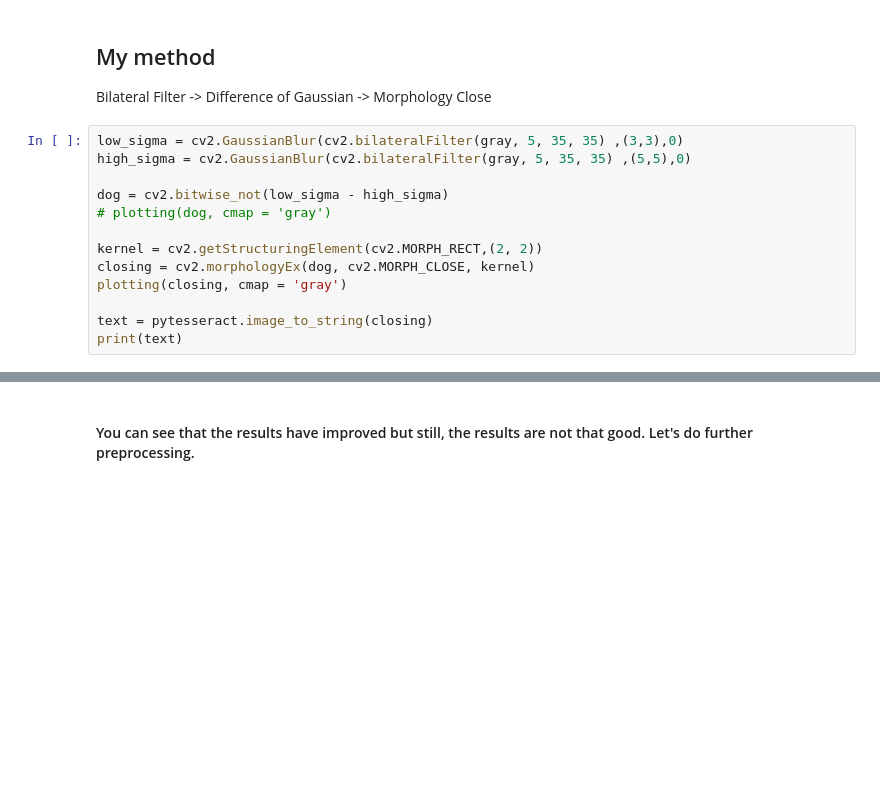
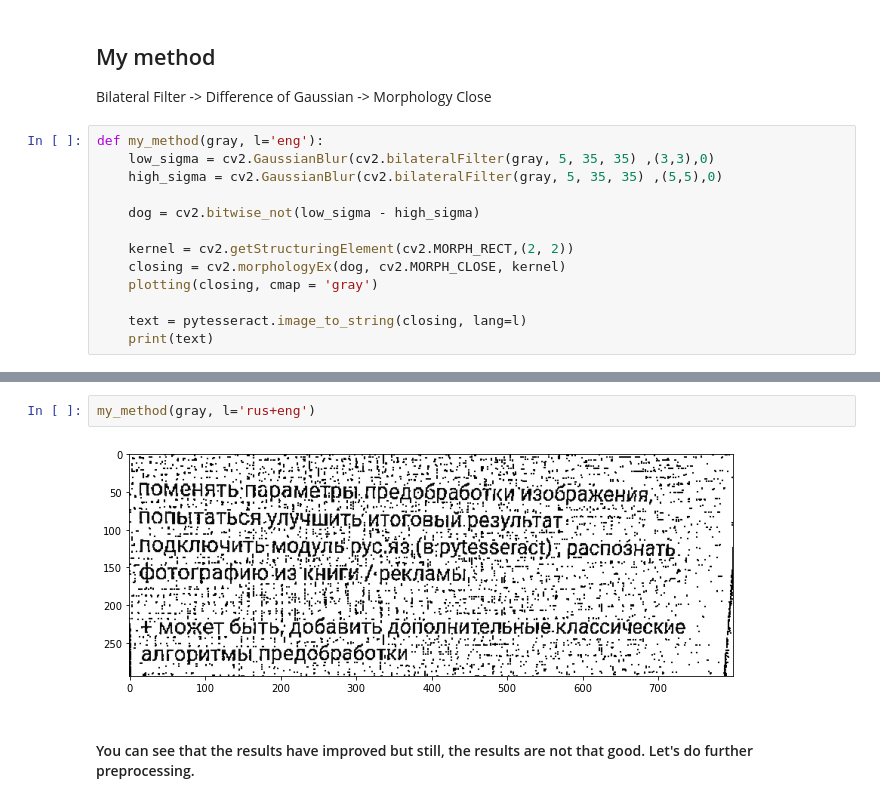
Before and after one commit to ann04ka/CV_exercises, a Jupyter notebook: Image Processing Notebook.ipynb, the cells around one changed output, grey strips where cells are left out. Drawn from its saved outputs; the diff is of its cells as text; blank space fills up the shorter version.

```diff
--- a/Image Processing Notebook.ipynb
+++ b/Image Processing Notebook.ipynb
@@ -139,15 +139,15 @@ J i the two extreme parts of the
 
 Bilateral Filter -> Difference of Gaussian -> Morphology Close
 # %%
-low_sigma = cv2.GaussianBlur(cv2.bilateralFilter(gray, 5, 35, 35) ,(3,3),0)
-high_sigma = cv2.GaussianBlur(cv2.bilateralFilter(gray, 5, 35, 35) ,(5,5),0)
+def my_method(gray, l='eng'):
+    low_sigma = cv2.GaussianBlur(cv2.bilateralFilter(gray, 5, 35, 35) ,(3,3),0)
+    high_sigma = cv2.GaussianBlur(cv2.bilateralFilter(gray, 5, 35, 35) ,(5,5),0)
 
-dog = cv2.bitwise_not(low_sigma - high_sigma)
-# plotting(dog, cmap = 'gray')
+    dog = cv2.bitwise_not(low_sigma - high_sigma)
 
-kernel = cv2.getStructuringElement(cv2.MORPH_RECT,(2, 2))
-closing = cv2.morphologyEx(dog, cv2.MORPH_CLOSE, kernel)
-plotting(closing, cmap = 'gray')
+    kernel = cv2.getStructuringElement(cv2.MORPH_RECT,(2, 2))
+    closing = cv2.morphologyEx(dog, cv2.MORPH_CLOSE, kernel)
+    plotting(closing, cmap = 'gray')
 
-text = pytesseract.image_to_string(closing)
-print(text)
+    text = pytesseract.image_to_string(closing, lang=l)
+    print(text)
@@ -172,3 +202,7 @@ ntstocram-oF grey values:
+# %%
+my_method(gray, l='rus+eng')
+# %% [output]
+[figure, added]
 # %% [markdown]
 #### You can see that the results have improved but still, the results are not that good. Let's do further preprocessing.
 # %% [markdown]
```
Also changed, not shown: parts of 6 cells of this notebook.
